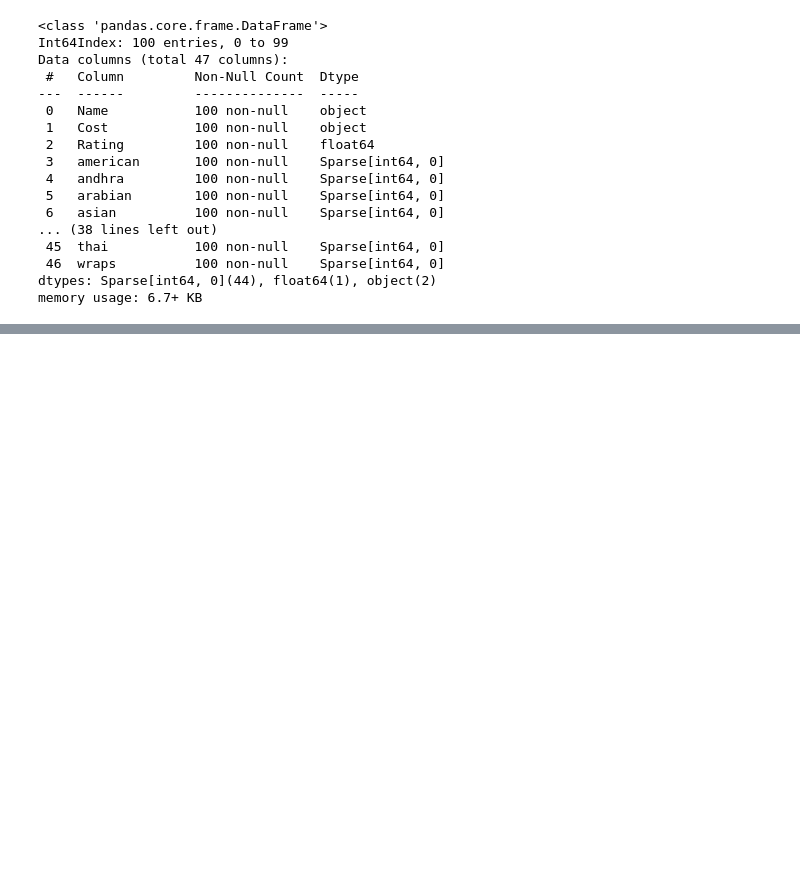
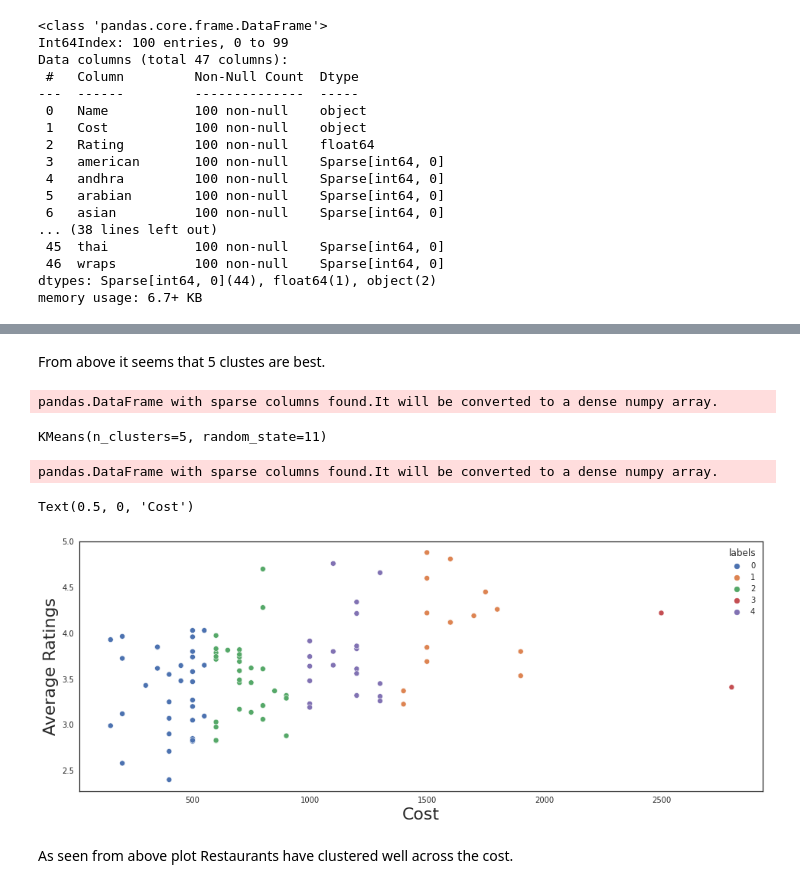
Before and after one commit to rohit-1026/Zomato-Restaurant-Clustering-and-Sentiment-Analysis, a Jupyter notebook: ZOMATO_RESTAURANT_CLUSTERING_AND_SENTIMENT_ANALYSIS.ipynb, the cells around one changed output, grey strips where cells are left out. Saved outputs shown, nothing was run; the diff lists cells and outputs as text; code cells hidden in the pictures; blank space fills up the shorter version.

```diff
--- a/ZOMATO_RESTAURANT_CLUSTERING_AND_SENTIMENT_ANALYSIS.ipynb
+++ b/ZOMATO_RESTAURANT_CLUSTERING_AND_SENTIMENT_ANALYSIS.ipynb
@@ -1204,0 +1252,25 @@ memory usage: 6.7+ KB
+# %% [markdown]
+From above it seems that 5 clustes are best.
+# %%
+model = KMeans(random_state=11, n_clusters=5)
+model.fit(df_cluster.drop('Name',axis=1))
+# %% [output]
+pandas.DataFrame with sparse columns found.It will be converted to a dense numpy array.
+KMeans(n_clusters=5, random_state=11)
+# %%
+cluster_lbl = model.predict(df_cluster.drop('Name',axis=1))
+# %% [output]
+pandas.DataFrame with sparse columns found.It will be converted to a dense numpy array.
+# %%
+df_cluster['labels'] = cluster_lbl
+# %%
+plt.figure(figsize = (16,6))
+sns.set_style('white')
+sns.scatterplot(y='Rating',x='Cost',data=df_cluster,hue='labels', palette = 'deep')
+plt.ylabel('Average Ratings',fontdict={'size':22})
+plt.xlabel('Cost',fontdict={'size':22})
+# %% [output]
+Text(0.5, 0, 'Cost')
+[figure, added]
+# %% [markdown]
+As seen from above plot Restaurants have clustered well across the cost.
```
Also changed, not shown: parts of 23 cells of this notebook.
